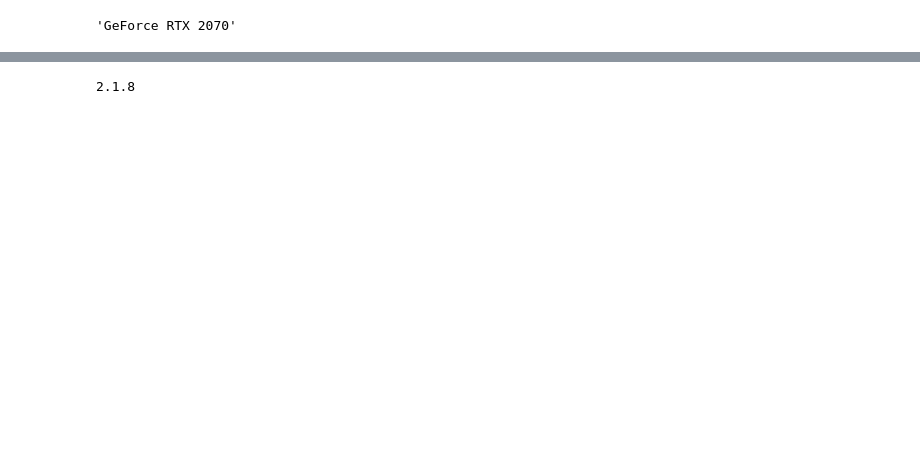
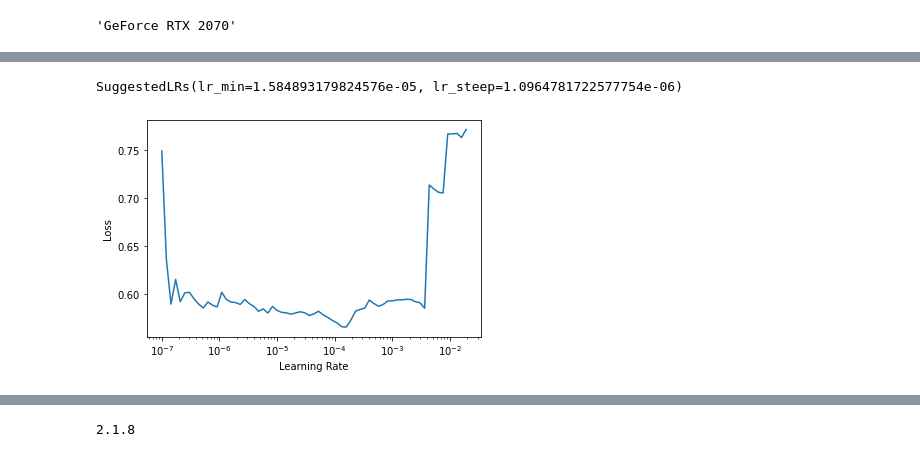
Before and after one commit to jrgreen7/PIPE, a Jupyter notebook: Deep-PIPE-Sites/unet_training.ipynb, the cells around one changed output, grey strips where cells are left out. Cells and saved outputs as stored; diff of their text form; code cells hidden in the pictures; blank space fills up the shorter version.

```diff
--- a/Deep-PIPE-Sites/unet_training.ipynb
+++ b/Deep-PIPE-Sites/unet_training.ipynb
@@ -120,0 +126,4 @@ SuggestedLRs(lr_min=0.002290867641568184, lr_steep=9.12010818865383e-07)
+# %%
+learn.unfreeze()
+learn.lr_find()
+# %% [output]
@@ -121 +131,3 @@ SuggestedLRs(lr_min=0.002290867641568184, lr_steep=9.12010818865383e-07)
+SuggestedLRs(lr_min=1.584893179824576e-05, lr_steep=1.0964781722577754e-06)
+[figure, added]
 # %%
```
Also changed, not shown: parts of 11 cells of this notebook, 1 other file.
